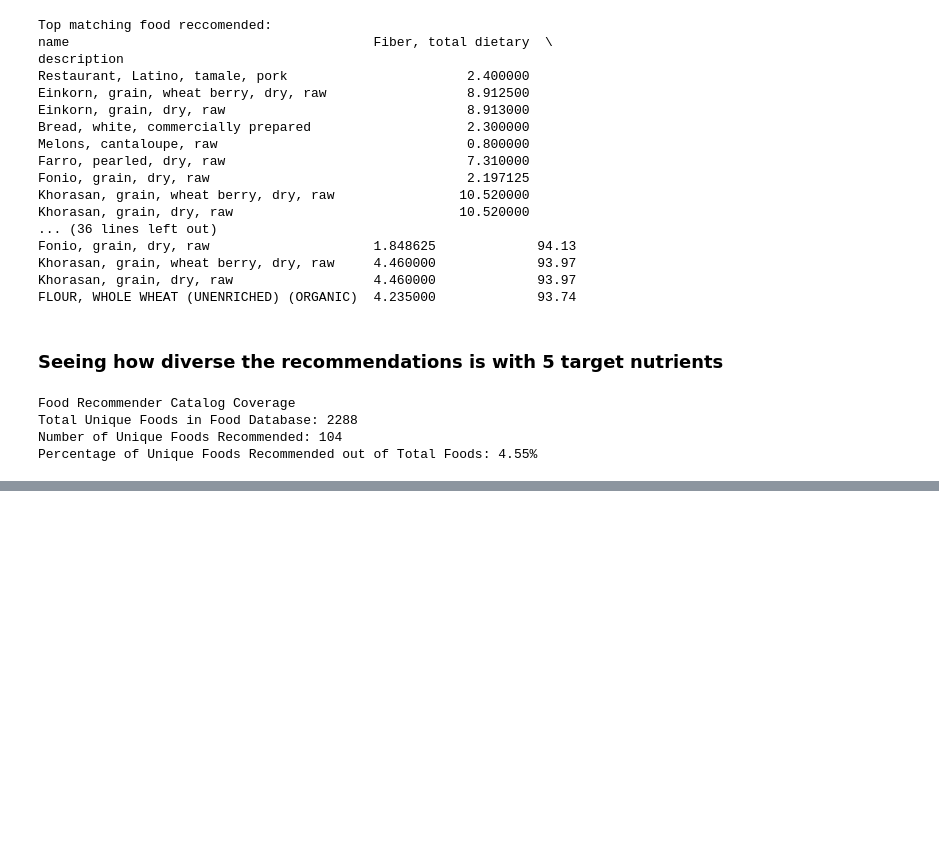
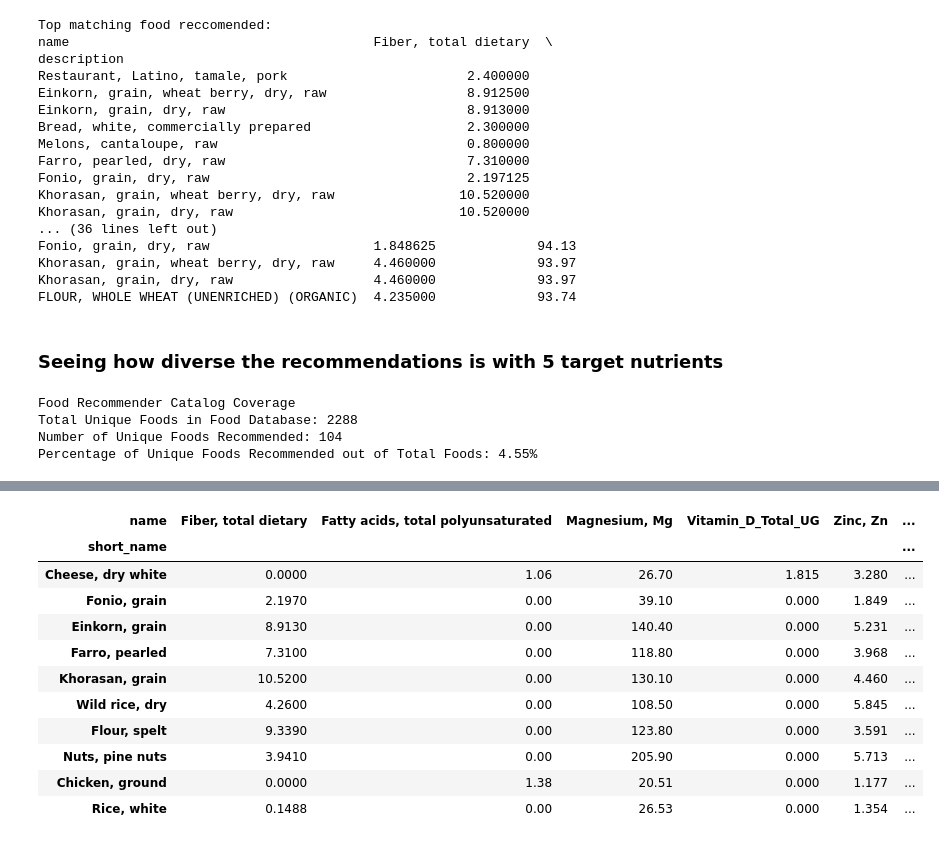
Before and after one commit to lbaxendale/masters_project, a Jupyter notebook: modelling.ipynb, the cells around one changed output, grey strips where cells are left out. Saved outputs shown, nothing was run; the diff lists cells and outputs as text; code cells hidden in the pictures; blank space fills up the shorter version.

Commit message:
Experimented with hard clinical constraints in recommender function and started to create an EDA Only file for artefact tidyness

```diff
--- a/modelling.ipynb
+++ b/modelling.ipynb
@@ -697,0 +947,87 @@ Percentage of Unique Foods Recommended out of Total Foods: 4.55%
+# %%
+#Hard clinical constraints to introduce hybrid filtering
+
+#Vitamin D is not present in a lot of foods
+#Recommended foods show up with near zero Vitamin D due to
+#Vector Dot Product
+#Before running the Cosine Similarity Calculation:
+#Check for a patient's elevated need for Vitamin D
+#If they do, the recommender should apply a filter to the food matrix
+#To restrict the search space to find items that contain Vitamin D
+
+def food_recommender_scaled_2(patient_vector, food_db, top_n=10):
+
+    #Nutrient order
+    #target_fiber = patient_vector[0]
+    #target_pufa = patient_vector[1]
+    #target_magnesium = patient_vector[2]
+    target_vit_d = patient_vector[3]
+    target_zinc = patient_vector[4]
+
+    #Creating copies of databases for filtering
+    filtered_food_db = food_db.copy()
+
+    #Scaled database
+    #filtered_scaled_db = food_scaled_db.copy()
+
+    #Elevated need for vitamin D
+    if target_vit_d > 25:
+        #Filtering out the foods that don't contain a lot of Vitamin D
+        vit_d_mask = food_db['Vitamin_D_Total_UG'] > 1.0
+        filtered_food_db = filtered_food_db[vit_d_mask]
+        #filtered_scaled_db = filtered_scaled_db[filtered_scaled_db.index.isin(filtered_food_db.index)]
+
+    #Elevated need for Zinc
+    if target_zinc > 12:
+        #Filtering out the foods that don't contain a lot of Zinc
+        zinc_mask = food_db['Zinc, Zn'] > 0.5
+        filtered_food_db = filtered_food_db[zinc_mask]
+        #filtered_scaled_db = filtered_scaled_db[filtered_scaled_db.index.isin(filtered_food_db.index)]
+
+    #If the filtering is too restrictive and returns nothing, reset to the full database
+    if filtered_food_db.empty:
+        filtered_food_db = food_db.copy()
+        #filtered_scaled_db = food_scaled_db.copy()
+
+    #Isolating numeric columns from the filtered database
+    nutrients_5d_order = [
+        'Fiber, total dietary',
+        'Fatty acids, total polyunsaturated',
+        'Magnesium, Mg',
+        'Vitamin_D_Total_UG',
+        'Zinc, Zn'
+    ]
+    #Filtering
+    food_numeric_matrix = filtered_food_db[nutrients_5d_order].values
+
+    #Converting the patient vector to 2D and scaling it normally
+    scaler = MinMaxScaler()
+    scaled_food_db = scaler.fit_transform(food_numeric_matrix)
+    vector_2d = np.array(patient_vector).reshape(1, -1)
+    scaled_patient_vector = scaler.transform(vector_2d)
+
+    #Calculating the similarity strictly across the subspace
+    score_similarity = cosine_similarity(scaled_patient_vector, scaled_food_db)[0]
+
+    #Creating count for the top 10 recommended foods
+
+    #Attaching the scores back and treturning the top results
+    results_df = filtered_food_db.copy()
+    results_df['Match_Score (%)'] = np.round(score_similarity * 100, 2)
+    return results_df.sort_values(by='Match_Score (%)', ascending=False).head(top_n)
+
+test_patient_vector_2 = [28.6, 22.0, 361.4, 12.1, 16.2]
+food_recommender_scaled_2(test_patient_vector_2, food_matrix_5d_3, top_n=10)
+# %% [output]
+| name | Fiber, total dietary | Fatty acids, total polyunsaturated | Magnesium, Mg | Vitamin_D_Total_UG | Zinc, Zn | ... |
+| short_name |  |  |  |  |  | ... |
+| Cheese, dry white | 0.0000 | 1.06 | 26.70 | 1.815 | 3.280 | ... |
+| Fonio, grain | 2.1970 | 0.00 | 39.10 | 0.000 | 1.849 | ... |
+| Einkorn, grain | 8.9130 | 0.00 | 140.40 | 0.000 | 5.231 | ... |
+| Farro, pearled | 7.3100 | 0.00 | 118.80 | 0.000 | 3.968 | ... |
+| Khorasan, grain | 10.5200 | 0.00 | 130.10 | 0.000 | 4.460 | ... |
+| Wild rice, dry | 4.2600 | 0.00 | 108.50 | 0.000 | 5.845 | ... |
+| Flour, spelt | 9.3390 | 0.00 | 123.80 | 0.000 | 3.591 | ... |
+| Nuts, pine nuts | 3.9410 | 0.00 | 205.90 | 0.000 | 5.713 | ... |
+| Chicken, ground | 0.0000 | 1.38 | 20.51 | 0.000 | 1.177 | ... |
+| Rice, white | 0.1488 | 0.00 | 26.53 | 0.000 | 1.354 | ... |
```
Also changed, not shown: parts of 10 cells of this notebook, 5 other files.
